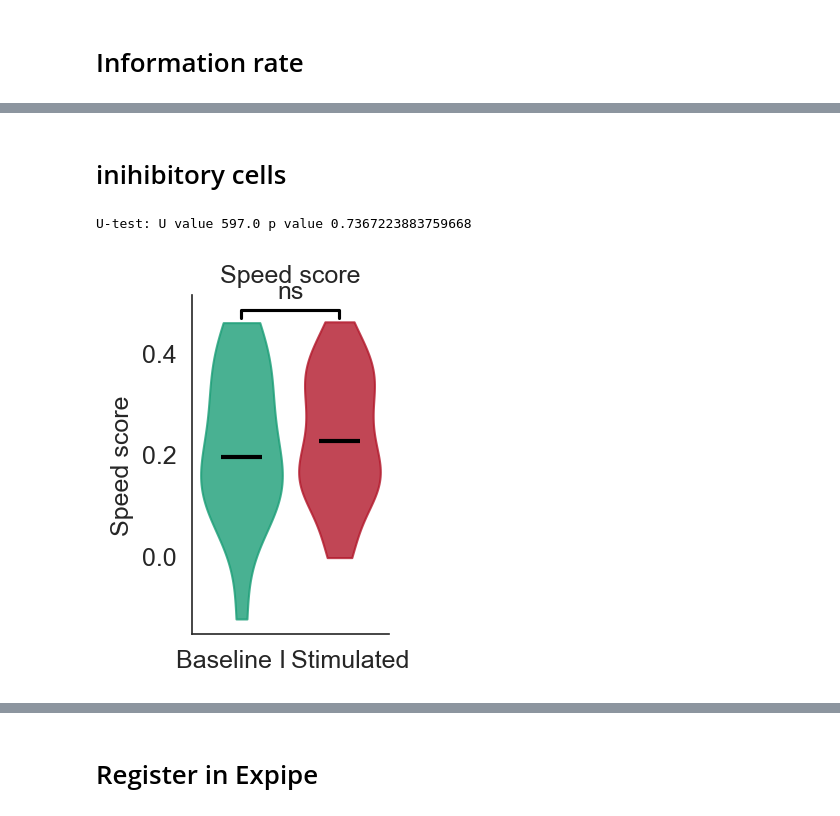
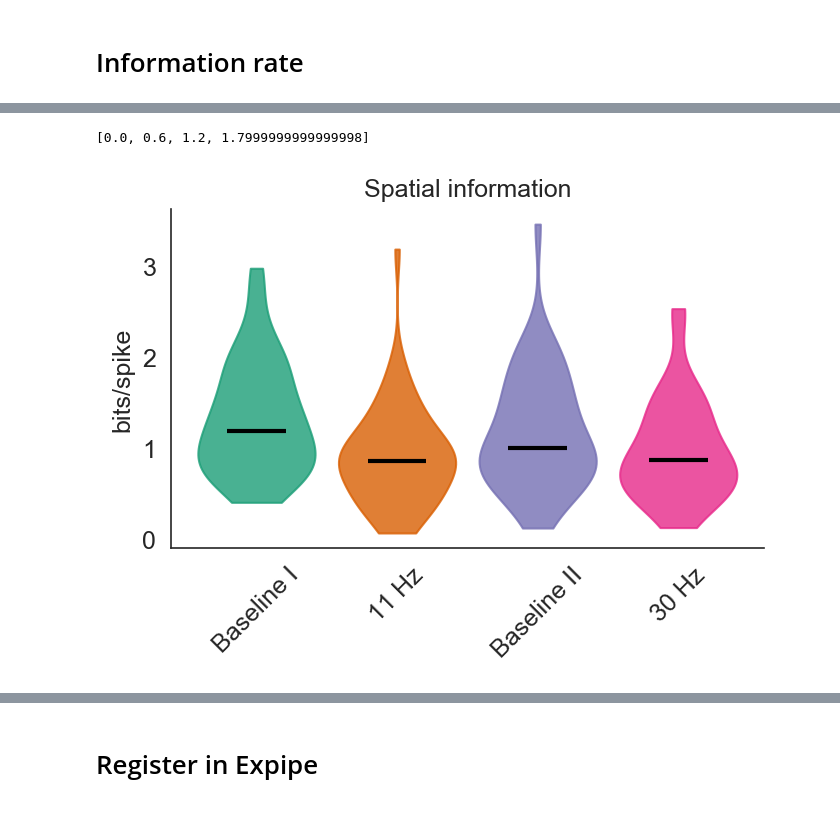
Before and after one commit to CINPLA/septum-mec, a Jupyter notebook: notebooks/20_comparisons_gridcells.ipynb, the cells around one changed output, grey strips where cells are left out. Drawn from its saved outputs; the diff is of its cells as text; code cells hidden in the pictures.

```diff
--- a/notebooks/20_comparisons_gridcells.ipynb
+++ b/notebooks/20_comparisons_gridcells.ipynb
@@ -419,0 +278,17 @@ result
+# %%
+
+stat = pd.DataFrame()
+
+for key, df in bootstrap_results.items():
+    Key = rename(key)
+
+    for label in labels:
+        average, sem, n = compute_weighted_mean_sem(results[key], label)
+        if np.isnan(average):
+            stat.loc[label, Key] = np.nan
+        else:
+            stat.loc[label, Key] = "{:.2f} ± {:.2f} ({})".format(average, sem, n)
+
+    for i, c1 in enumerate(df.columns):
+        for c2 in df.columns[i+1:]:
+            stat.loc[f'{c1} - {c2}', Key] = pvalue(results[key], df, c1, c2)
@@ -720,2 +435,0 @@ U-test: U value 1192.0 p value 0.09642850317783999
-# %% [markdown]
-# inihibitory cells
@@ -746,14 +436,9 @@ data.loc[data.unit_id.isin(data.query('ns_not_inhibited').unit_id.values), 'ns_n
-# %%
-baseline = data.query('ns_inhibited and baseline and i')['speed_score'].to_numpy()
-stimulated = data.query('ns_inhibited and stimulated')['speed_score'].to_numpy()
-plt.figure()
-violinplot(baseline, stimulated, xticks=label[''], colors=colors[''])
-plt.title("Speed score")
-plt.ylabel("Speed score")
-# plt.ylim(-0.1, 0.5)
-
-plt.savefig(output_path / "figures" / f"speed_score_ns_inhibited.svg", bbox_inches="tight")
-plt.savefig(output_path / "figures" / f"speed_score_ns_inhibited.png", dpi=600, bbox_inches="tight")
-# %% [output]
-U-test: U value 597.0 p value 0.7367223883759668
-[figure, removed]
+# %%
+violinplot([results['information_rate'].loc[:,label].dropna().to_numpy() for label in labels], xticks=labels, colors=colors)
+plt.title("Spatial information")
+plt.ylabel("bits/spike")
+
+savefig(output_path / "figures" / "spatial_information")
+# %% [output]
+[0.0, 0.6, 1.2, 1.7999999999999998]
+[figure, added]
```
Also changed, not shown: parts of 58 cells of this notebook, 29 other files.
